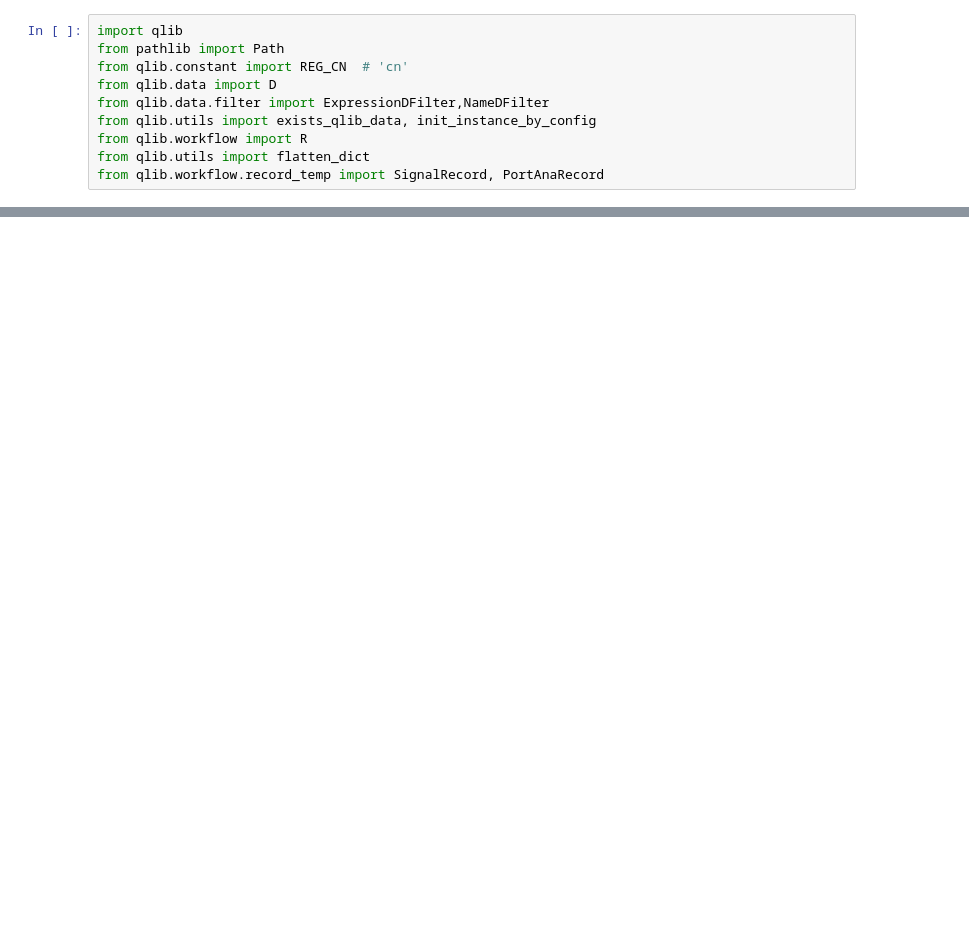
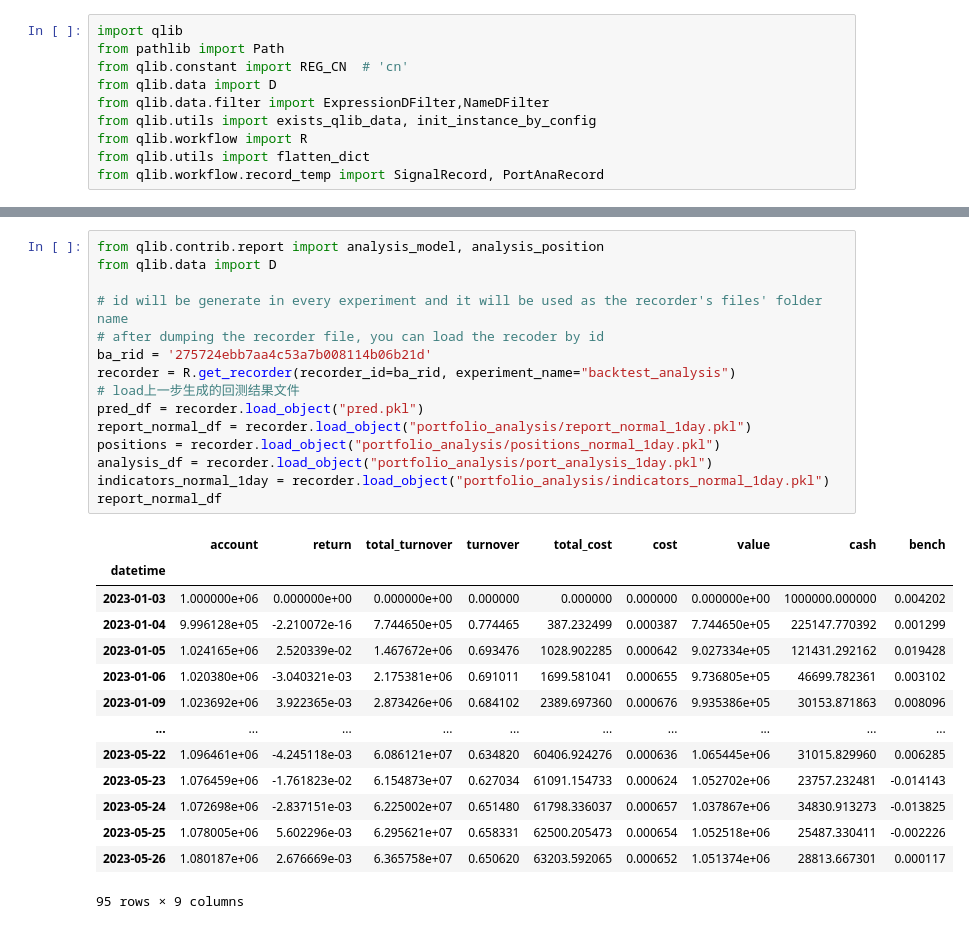
Before and after one commit to dimi-liu/qlib, a Jupyter notebook: playGround/jupyter/step_split.ipynb, the cells around one changed output, grey strips where cells are left out. Saved outputs shown, nothing was run; the diff lists cells and outputs as text; blank space fills up the shorter version.

```diff
--- a/playGround/jupyter/step_split.ipynb
+++ b/playGround/jupyter/step_split.ipynb
@@ -75,0 +198,30 @@ dataset = init_instance_by_config(task["dataset"])
+# %%
+from qlib.contrib.report import analysis_model, analysis_position
+from qlib.data import D
+
+# id will be generate in every experiment and it will be used as the recorder's files' folder name
+# after dumping the recorder file, you can load the recoder by id
+ba_rid = '275724ebb7aa4c53a7b008114b06b21d'
+recorder = R.get_recorder(recorder_id=ba_rid, experiment_name="backtest_analysis")
+# load上一步生成的回测结果文件
+pred_df = recorder.load_object("pred.pkl")
+report_normal_df = recorder.load_object("portfolio_analysis/report_normal_1day.pkl")
+positions = recorder.load_object("portfolio_analysis/positions_normal_1day.pkl")
+analysis_df = recorder.load_object("portfolio_analysis/port_analysis_1day.pkl")
+indicators_normal_1day = recorder.load_object("portfolio_analysis/indicators_normal_1day.pkl")
+report_normal_df
+# %% [output]
+|  | account | return | total_turnover | turnover | total_cost | cost | value | cash | bench |
+| datetime |  |  |  |  |  |  |  |  |  |
+| 2023-01-03 | 1.000000e+06 | 0.000000e+00 | 0.000000e+00 | 0.000000 | 0.000000 | 0.000000 | 0.000000e+00 | 1000000.000000 | 0.004202 |
+| 2023-01-04 | 9.996128e+05 | -2.210072e-16 | 7.744650e+05 | 0.774465 | 387.232499 | 0.000387 | 7.744650e+05 | 225147.770392 | 0.001299 |
+| 2023-01-05 | 1.024165e+06 | 2.520339e-02 | 1.467672e+06 | 0.693476 | 1028.902285 | 0.000642 | 9.027334e+05 | 121431.292162 | 0.019428 |
+| 2023-01-06 | 1.020380e+06 | -3.040321e-03 | 2.175381e+06 | 0.691011 | 1699.581041 | 0.000655 | 9.736805e+05 | 46699.782361 | 0.003102 |
+| 2023-01-09 | 1.023692e+06 | 3.922365e-03 | 2.873426e+06 | 0.684102 | 2389.697360 | 0.000676 | 9.935386e+05 | 30153.871863 | 0.008096 |
+| ... | ... | ... | ... | ... | ... | ... | ... | ... | ... |
+| 2023-05-22 | 1.096461e+06 | -4.245118e-03 | 6.086121e+07 | 0.634820 | 60406.924276 | 0.000636 | 1.065445e+06 | 31015.829960 | 0.006285 |
+| 2023-05-23 | 1.076459e+06 | -1.761823e-02 | 6.154873e+07 | 0.627034 | 61091.154733 | 0.000624 | 1.052702e+06 | 23757.232481 | -0.014143 |
+| 2023-05-24 | 1.072698e+06 | -2.837151e-03 | 6.225002e+07 | 0.651480 | 61798.336037 | 0.000657 | 1.037867e+06 | 34830.913273 | -0.013825 |
+| 2023-05-25 | 1.078005e+06 | 5.602296e-03 | 6.295621e+07 | 0.658331 | 62500.205473 | 0.000654 | 1.052518e+06 | 25487.330411 | -0.002226 |
+| 2023-05-26 | 1.080187e+06 | 2.676669e-03 | 6.365758e+07 | 0.650620 | 63203.592065 | 0.000652 | 1.051374e+06 | 28813.667301 | 0.000117 |
+95 rows × 9 columns
```
Also changed, not shown: parts of 7 cells of this notebook.
